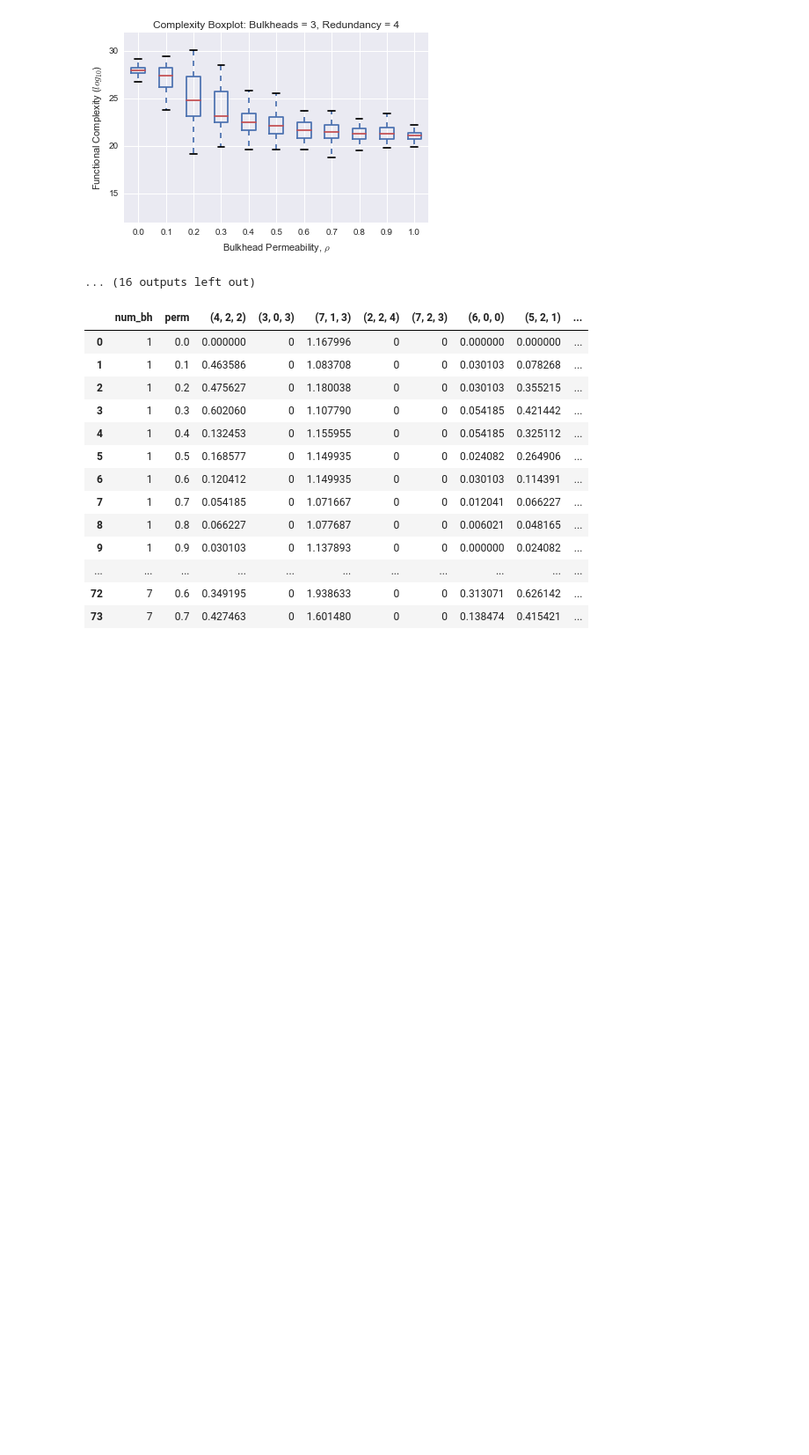
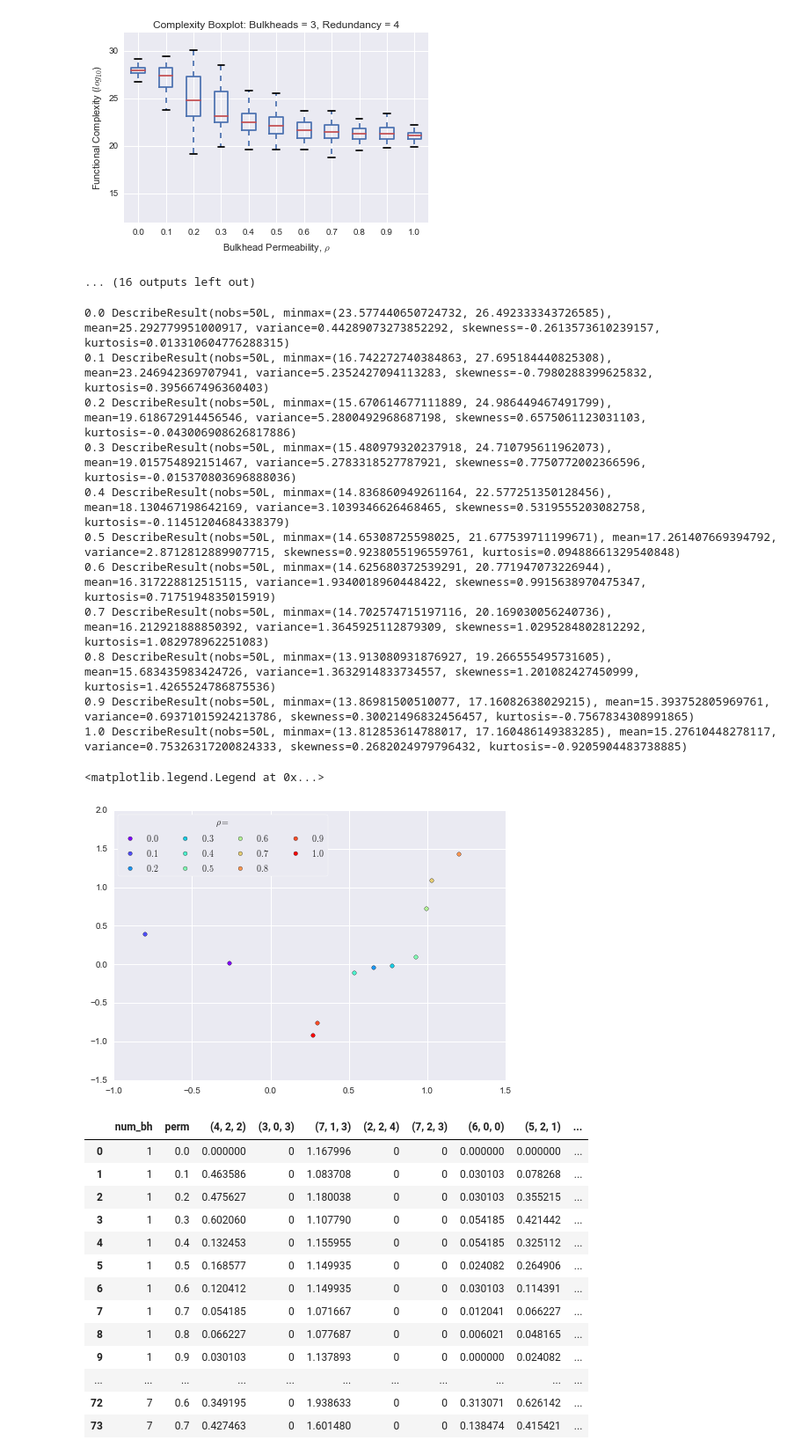
Before and after one commit to colinsh21/Python, a Jupyter notebook: ipython/ShipNET/perm sweep analysis.ipynb, the cells around one changed output. Shown at 88% size. Cells and saved outputs as stored; diff of their text form; code cells hidden in the pictures; blank space fills up the shorter version.

```diff
--- a/ipython/ShipNET/perm sweep analysis.ipynb
+++ b/ipython/ShipNET/perm sweep analysis.ipynb
@@ -266,6 +268,46 @@ for bh in xrange(1,8):
 [figure]
 [figure]
 ... (16 outputs left out)
+# %%
+### PRADS Paper Analysis ###
+axes=plt.figure()
+#markers=['.','o','v','^','<','>','1','2','3','4','8']
+color=iter(cm.rainbow(numpy.linspace(0,1,11)))
+
+for p in xrange(0,11):
+    perm=p/10.0
+    df=all_data.loc[(all_data['num_bh']==3) & (all_data['redundancy']==1)&(all_data['permeability']==perm)]
+    d=df['int_log']
+    #d=df['interactions_total']
+
+    #Descriptive plots
+    r=sc.stats.describe(d)
+    print perm, r
+    c=next(color)
+    plt.scatter(r[4],r[5],c=c)
+
+plt.legend((r'$0.0$',r'$0.1$',r'$0.2$',r'$0.3$',r'$0.4$',r'$0.5$',r'$0.6$',r'$0.7$',r'$0.8$',r'$0.9$',r'$1.0$'),
+           frameon=1,fancybox=1,loc=2,title=r'$\rho=$',ncol=4)
+
+    #QQ Plots
+    #axes=plt.figure()
+    #_=sc.stats.probplot(d['int_log'], dist="norm",plot=plt) #int_log interactions_total
+    #fig=axes.get_figure()
+    #plt.title(r'Probablity Plot for $\rho={}$'.format(perm))
+# %% [output]
+0.0 DescribeResult(nobs=50L, minmax=(23.577440650724732, 26.492333343726585), mean=25.292779951000917, variance=0.44289073273852292, skewness=-0.2613573610239157, kurtosis=0.013310604776288315)
+0.1 DescribeResult(nobs=50L, minmax=(16.742272740384863, 27.695184440825308), mean=23.246942369707941, variance=5.2352427094113283, skewness=-0.7980288399625832, kurtosis=0.395667496360403)
+0.2 DescribeResult(nobs=50L, minmax=(15.670614677111889, 24.986449467491799), mean=19.618672914456546, variance=5.2800492968687198, skewness=0.6575061123031103, kurtosis=-0.043006908626817886)
+0.3 DescribeResult(nobs=50L, minmax=(15.480979320237918, 24.710795611962073), mean=19.015754892151467, variance=5.2783318527787921, skewness=0.7750772002366596, kurtosis=-0.015370803696888036)
+0.4 DescribeResult(nobs=50L, minmax=(14.836860949261164, 22.577251350128456), mean=18.130467198642169, variance=3.1039346626468465, skewness=0.5319555203082758, kurtosis=-0.11451204684338379)
+0.5 DescribeResult(nobs=50L, minmax=(14.65308725598025, 21.677539711199671), mean=17.261407669394792, variance=2.8712812889907715, skewness=0.9238055196559761, kurtosis=0.09488661329540848)
+0.6 DescribeResult(nobs=50L, minmax=(14.625680372539291, 20.771947073226944), mean=16.317228812515115, variance=1.9340018960448422, skewness=0.9915638970475347, kurtosis=0.7175194835015919)
+0.7 DescribeResult(nobs=50L, minmax=(14.702574715197116, 20.169030056240736), mean=16.212921888850392, variance=1.3645925112879309, skewness=1.0295284802812292, kurtosis=1.082978962251083)
+0.8 DescribeResult(nobs=50L, minmax=(13.913080931876927, 19.266555495731605), mean=15.683435983424726, variance=1.3632914833734557, skewness=1.201082427450999, kurtosis=1.4265524786875536)
+0.9 DescribeResult(nobs=50L, minmax=(13.86981500510077, 17.16082638029215), mean=15.393752805969761, variance=0.69371015924213786, skewness=0.30021496832456457, kurtosis=-0.7567834308991865)
+1.0 DescribeResult(nobs=50L, minmax=(13.812853614788017, 17.160486149383285), mean=15.27610448278117, variance=0.75326317200824333, skewness=0.2682024979796432, kurtosis=-0.9205904483738885)
+<matplotlib.legend.Legend at 0x...>
+[figure, added]
 # %%
 node_10=all_data.apply(lambda row: numpy.log10(row[nodes]),axis=1)
 node_10['num_bh']=all_data['num_bh']
```
Also changed, not shown: parts of 2 cells of this notebook, 35 other files.
